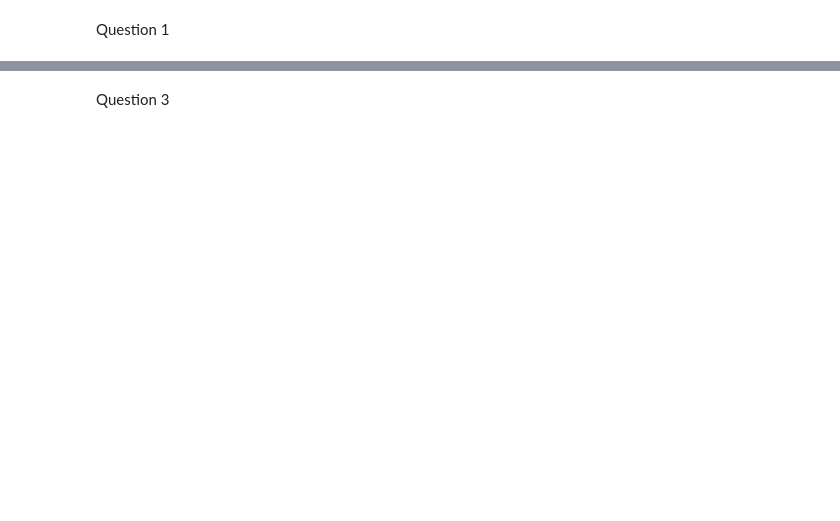
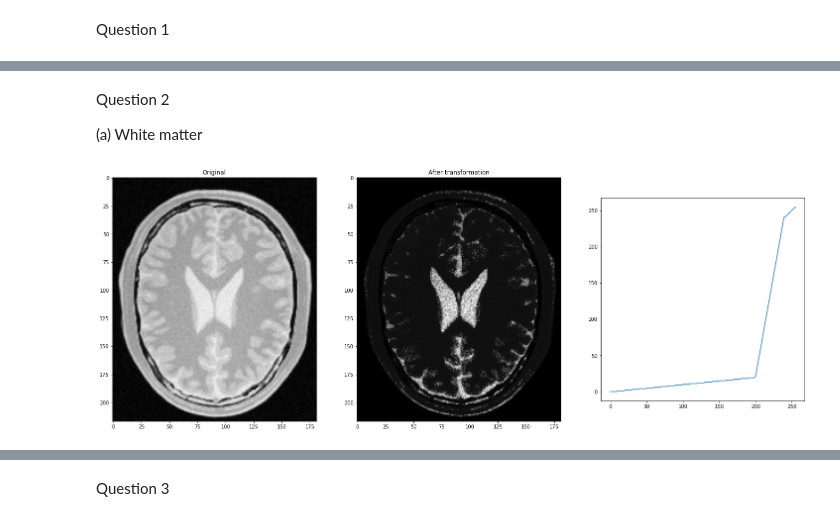
Before and after one commit to RAJOON-21/EN3160-Image-Processing-Assignments, a Jupyter notebook: Assignment 1/EN3160_Assignment1.ipynb, the cells around one changed output, grey strips where cells are left out. Drawn from its saved outputs; the diff is of its cells as text; code cells hidden in the pictures; blank space fills up the shorter version.

```diff
--- a/Assignment 1/EN3160_Assignment1.ipynb
+++ b/Assignment 1/EN3160_Assignment1.ipynb
@@ -115,0 +46,39 @@ Error:
+# %% [markdown]
+
+Question 2
+
+
+(a) White matter
+# %%
+import cv2 as cv
+import numpy as np
+import matplotlib.pyplot as plt
+
+# Load the brain proton density image
+img_orig = cv.imread('images/BrainProtonDensitySlice9.png', cv.IMREAD_GRAYSCALE)
+
+# Create a transformation function
+t1 = np.linspace(0, 20, 200).astype('uint8')
+t2 = np.linspace(21, 240, 40).astype('uint8')
+t3 = np.linspace(241, 255, 16).astype('uint8')
+transform = np.concatenate((t1, t2, t3), axis=0).astype('uint8')
+
+# Apply the transformation and display the transformed image
+image_transformation = cv.LUT(img_orig, transform)
+
+# Convert the images to RGB for display
+image_original = cv.cvtColor(img_orig, cv.COLOR_BGR2RGB)
+image_transformed = cv.cvtColor(image_transformation, cv.COLOR_BGR2RGB)
+
+
+# Plot the original and transformed image
+fig, ax = plt.subplots(1,3, figsize = (25,25))
+ax[0].imshow(image_original)
+ax[1].imshow(image_transformed)
+ax[0].set_title('Original')
+ax[1].set_title('After transformation')
+ax[2].plot(transform)
+ax[2].set_aspect('equal')
+plt.show()
+# %% [output]
+[figure, added]
```
Also changed, not shown: parts of 10 cells of this notebook, 2 other files.
